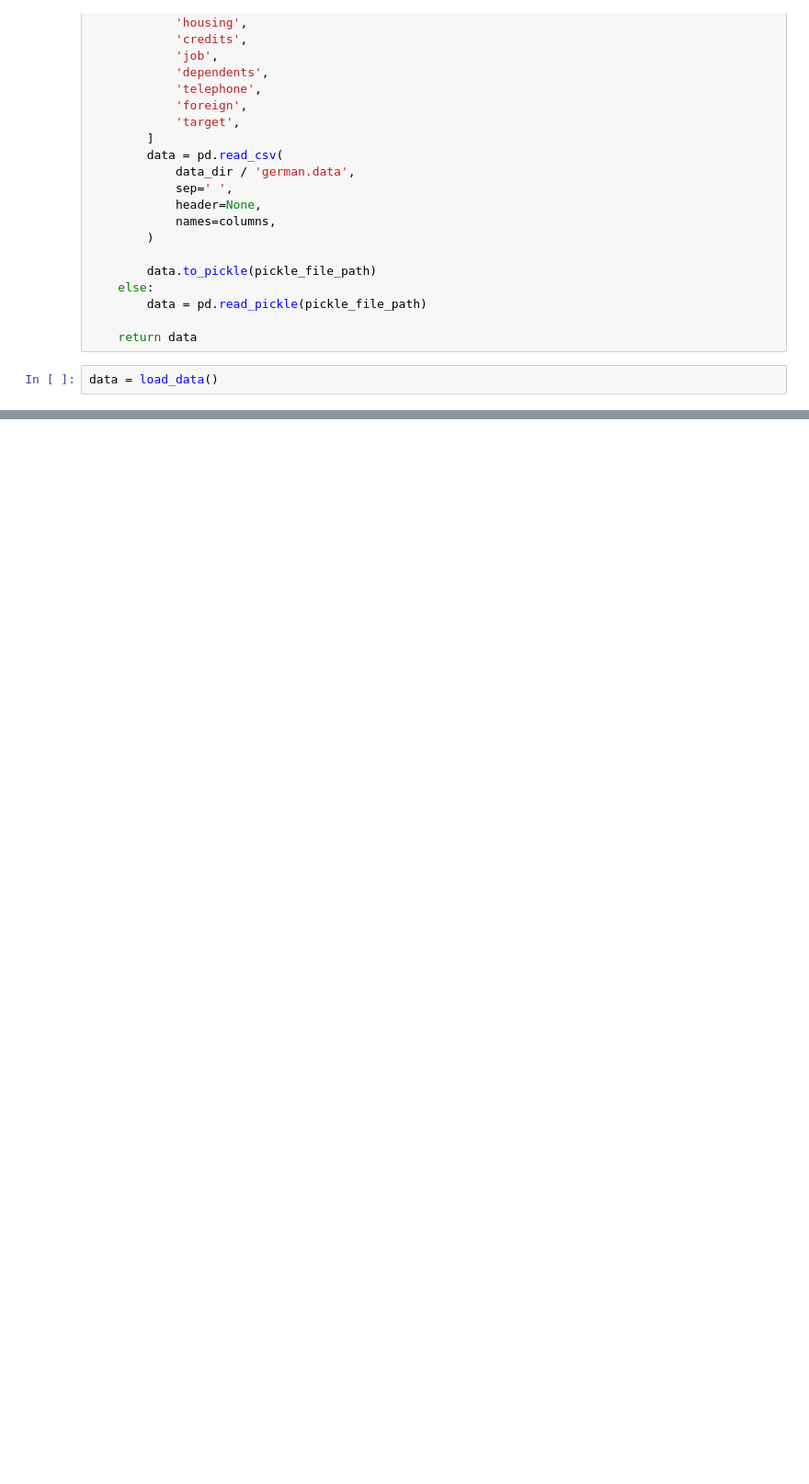
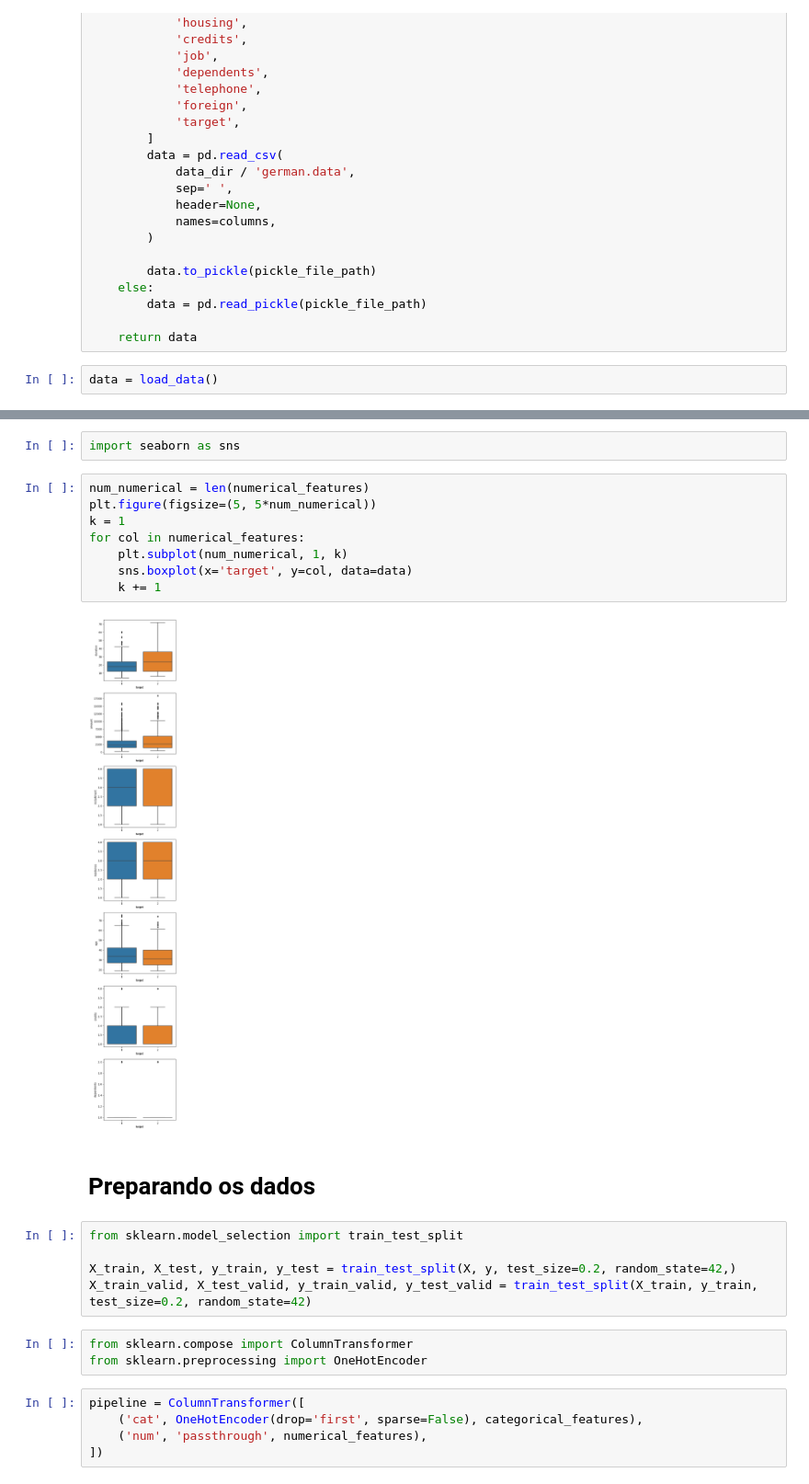
Before and after one commit to FabioAyresInsper/german, a Jupyter notebook: notebooks/experiment.ipynb, the cells around one changed output, grey strips where cells are left out. Shown at 92% size. Cells and saved outputs as stored; diff of their text form; blank space fills up the shorter version.

```diff
--- a/notebooks/experiment.ipynb
+++ b/notebooks/experiment.ipynb
@@ -68,0 +186,27 @@ data = load_data()
+# %%
+import seaborn as sns
+# %%
+num_numerical = len(numerical_features)
+plt.figure(figsize=(5, 5*num_numerical))
+k = 1
+for col in numerical_features:
+    plt.subplot(num_numerical, 1, k)
+    sns.boxplot(x='target', y=col, data=data)
+    k += 1
+# %% [output]
+[figure, added]
+# %% [markdown]
+# Preparando os dados
+# %%
+from sklearn.model_selection import train_test_split
+
+X_train, X_test, y_train, y_test = train_test_split(X, y, test_size=0.2, random_state=42,)
+X_train_valid, X_test_valid, y_train_valid, y_test_valid = train_test_split(X_train, y_train, test_size=0.2, random_state=42)
+# %%
+from sklearn.compose import ColumnTransformer
+from sklearn.preprocessing import OneHotEncoder
+# %%
+pipeline = ColumnTransformer([
+    ('cat', OneHotEncoder(drop='first', sparse=False), categorical_features),
+    ('num', 'passthrough', numerical_features),
+])
```
Also changed, not shown: parts of 16 cells of this notebook.
